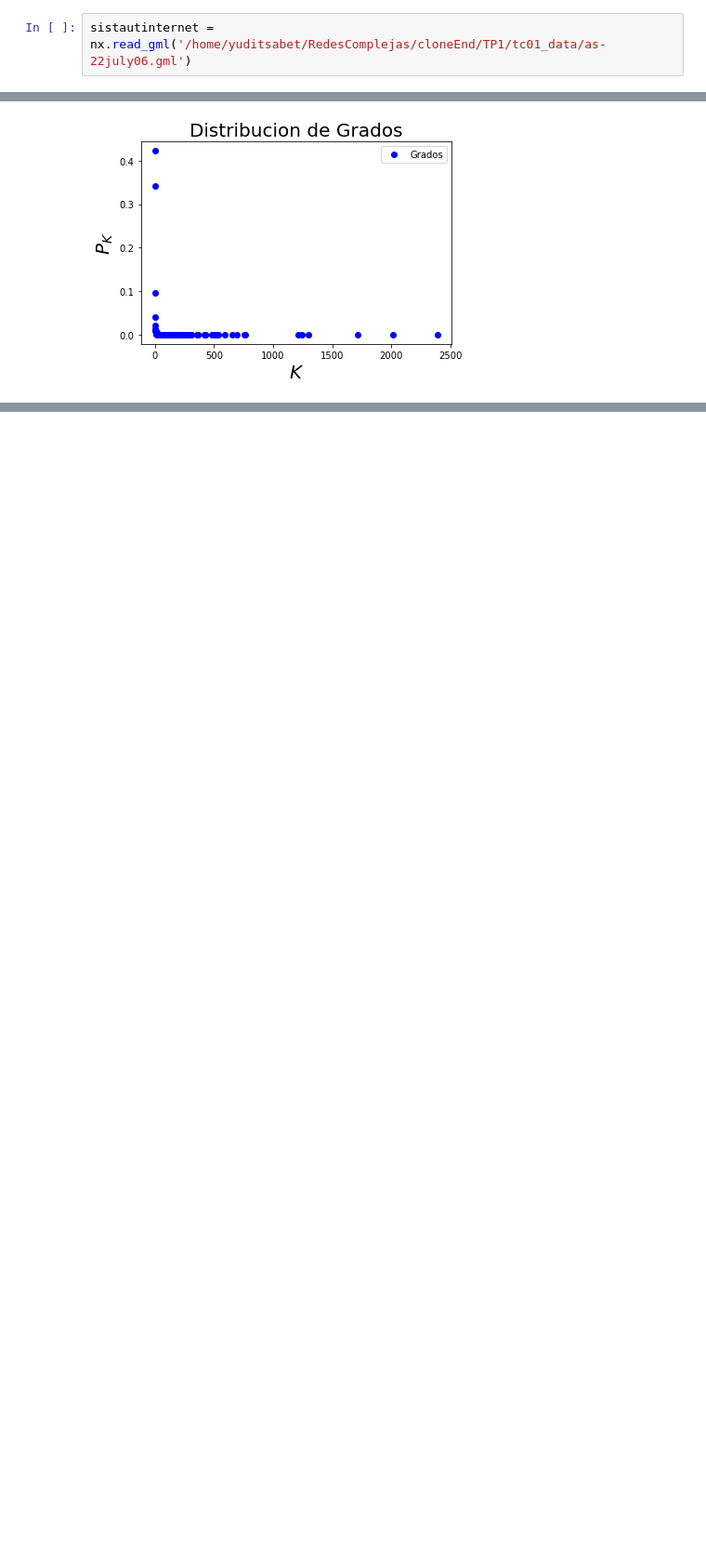
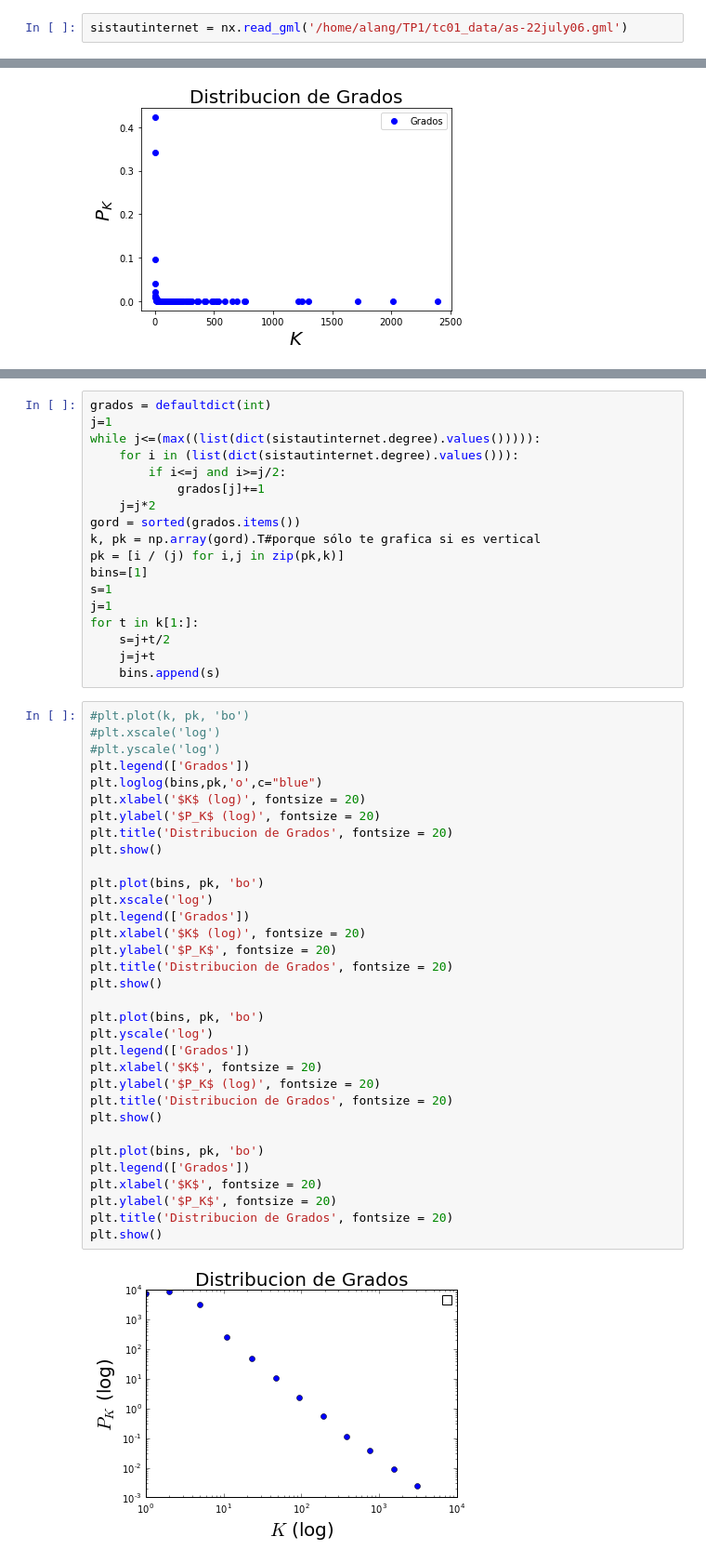
Before and after one commit to alangivre/TP1, a Jupyter notebook: TP1.ipynb, the cells around one changed output, grey strips where cells are left out. Shown: that part at 93% size. Drawn from its saved outputs; the diff is of its cells as text; blank space fills up the shorter version.

```diff
--- a/TP1.ipynb
+++ b/TP1.ipynb
@@ -160,7 +160,7 @@ lineales en uno o ambos ejes. Discuta que alternativa permite apreciar mejor el
 libre de escala de dicha distribución
 """
 # %%
-sistautinternet = nx.read_gml('/home/yuditsabet/RedesComplejas/cloneEnd/TP1/tc01_data/as-22july06.gml')
+sistautinternet = nx.read_gml('/home/alang/TP1/tc01_data/as-22july06.gml')
 # %%
 #nx.draw(sistautinternet)#, with_labels=True)
 #plt.show()
@@ -196,0 +196,53 @@ grados = defaultdict(int)
+# %%
+grados = defaultdict(int)
+j=1
+while j<=(max((list(dict(sistautinternet.degree).values())))):
+    for i in (list(dict(sistautinternet.degree).values())):
+        if i<=j and i>=j/2:
+            grados[j]+=1
+    j=j*2
+gord = sorted(grados.items())
+k, pk = np.array(gord).T#porque sólo te grafica si es vertical
+pk = [i / (j) for i,j in zip(pk,k)]
+bins=[1]
+s=1
+j=1
+for t in k[1:]:
+    s=j+t/2
+    j=j+t
+    bins.append(s)
+# %%
+#plt.plot(k, pk, 'bo')
+#plt.xscale('log')
+#plt.yscale('log')
+plt.legend(['Grados'])
+plt.loglog(bins,pk,'o',c="blue")
+plt.xlabel('$K$ (log)', fontsize = 20)
+plt.ylabel('$P_K$ (log)', fontsize = 20)
+plt.title('Distribucion de Grados', fontsize = 20)
+plt.show()
+
+plt.plot(bins, pk, 'bo')
+plt.xscale('log')
+plt.legend(['Grados'])
+plt.xlabel('$K$ (log)', fontsize = 20)
+plt.ylabel('$P_K$', fontsize = 20)
+plt.title('Distribucion de Grados', fontsize = 20)
+plt.show()
+
+plt.plot(bins, pk, 'bo')
+plt.yscale('log')
+plt.legend(['Grados'])
+plt.xlabel('$K$', fontsize = 20)
+plt.ylabel('$P_K$ (log)', fontsize = 20)
+plt.title('Distribucion de Grados', fontsize = 20)
+plt.show()
+
+plt.plot(bins, pk, 'bo')
+plt.legend(['Grados'])
+plt.xlabel('$K$', fontsize = 20)
+plt.ylabel('$P_K$', fontsize = 20)
+plt.title('Distribucion de Grados', fontsize = 20)
+plt.show()
+# %% [output]
+[figure, added]
```
Also changed, not shown: parts of 9 cells of this notebook.
